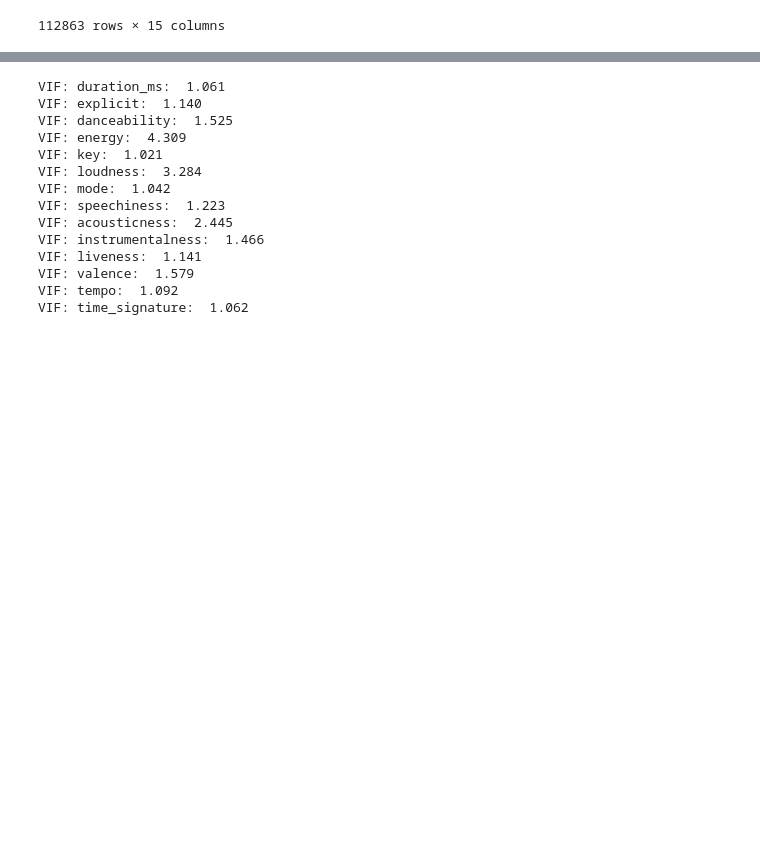
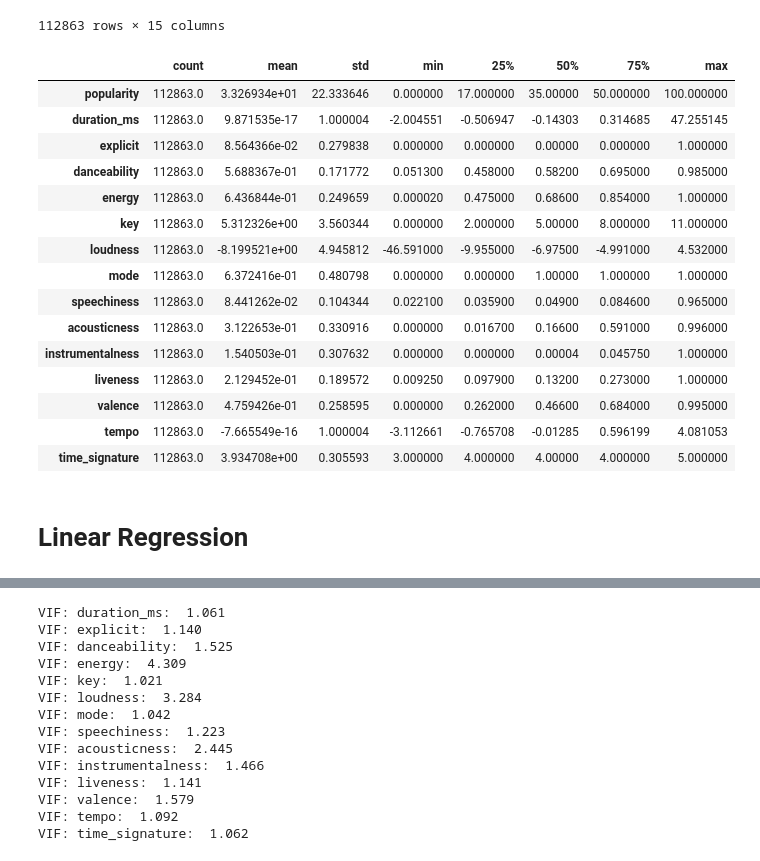
Before and after one commit to ReemaS03/SpotifyFeaturesVSPopularity, a Jupyter notebook: working.ipynb, the cells around one changed output, grey strips where cells are left out. Cells and saved outputs as stored; diff of their text form; code cells hidden in the pictures; blank space fills up the shorter version.

Commit message:
added descriptions to linear regression

```diff
--- a/working.ipynb
+++ b/working.ipynb
@@ -416,3 +431,25 @@ df.select_dtypes(exclude=['object'])
+# %%
+summary = df.describe().T
+summary
+# %% [output]
+|  | count | mean | std | min | 25% | 50% | 75% | max |
+| popularity | 112863.0 | 3.326934e+01 | 22.333646 | 0.000000 | 17.000000 | 35.00000 | 50.000000 | 100.000000 |
+| duration_ms | 112863.0 | 9.871535e-17 | 1.000004 | -2.004551 | -0.506947 | -0.14303 | 0.314685 | 47.255145 |
+| explicit | 112863.0 | 8.564366e-02 | 0.279838 | 0.000000 | 0.000000 | 0.00000 | 0.000000 | 1.000000 |
+| danceability | 112863.0 | 5.688367e-01 | 0.171772 | 0.051300 | 0.458000 | 0.58200 | 0.695000 | 0.985000 |
+| energy | 112863.0 | 6.436844e-01 | 0.249659 | 0.000020 | 0.475000 | 0.68600 | 0.854000 | 1.000000 |
+| key | 112863.0 | 5.312326e+00 | 3.560344 | 0.000000 | 2.000000 | 5.00000 | 8.000000 | 11.000000 |
+| loudness | 112863.0 | -8.199521e+00 | 4.945812 | -46.591000 | -9.955000 | -6.97500 | -4.991000 | 4.532000 |
+| mode | 112863.0 | 6.372416e-01 | 0.480798 | 0.000000 | 0.000000 | 1.00000 | 1.000000 | 1.000000 |
+| speechiness | 112863.0 | 8.441262e-02 | 0.104344 | 0.022100 | 0.035900 | 0.04900 | 0.084600 | 0.965000 |
+| acousticness | 112863.0 | 3.122653e-01 | 0.330916 | 0.000000 | 0.016700 | 0.16600 | 0.591000 | 0.996000 |
+| instrumentalness | 112863.0 | 1.540503e-01 | 0.307632 | 0.000000 | 0.000000 | 0.00004 | 0.045750 | 1.000000 |
+| liveness | 112863.0 | 2.129452e-01 | 0.189572 | 0.009250 | 0.097900 | 0.13200 | 0.273000 | 1.000000 |
+| valence | 112863.0 | 4.759426e-01 | 0.258595 | 0.000000 | 0.262000 | 0.46600 | 0.684000 | 0.995000 |
+| tempo | 112863.0 | -7.665549e-16 | 1.000004 | -3.112661 | -0.765708 | -0.01285 | 0.596199 | 4.081053 |
+| time_signature | 112863.0 | 3.934708e+00 | 0.305593 | 3.000000 | 4.000000 | 4.00000 | 4.000000 | 5.000000 |
+# %% [markdown]
+# Linear Regression
 # %%
 formula = "popularity ~ duration_ms + explicit + danceability + energy + key + loudness + mode + speechiness + acousticness + instrumentalness + liveness + valence + tempo + time_signature"
 model = smf.ols(formula, data=df).fit()
```
Also changed, not shown: parts of 18 cells of this notebook.
